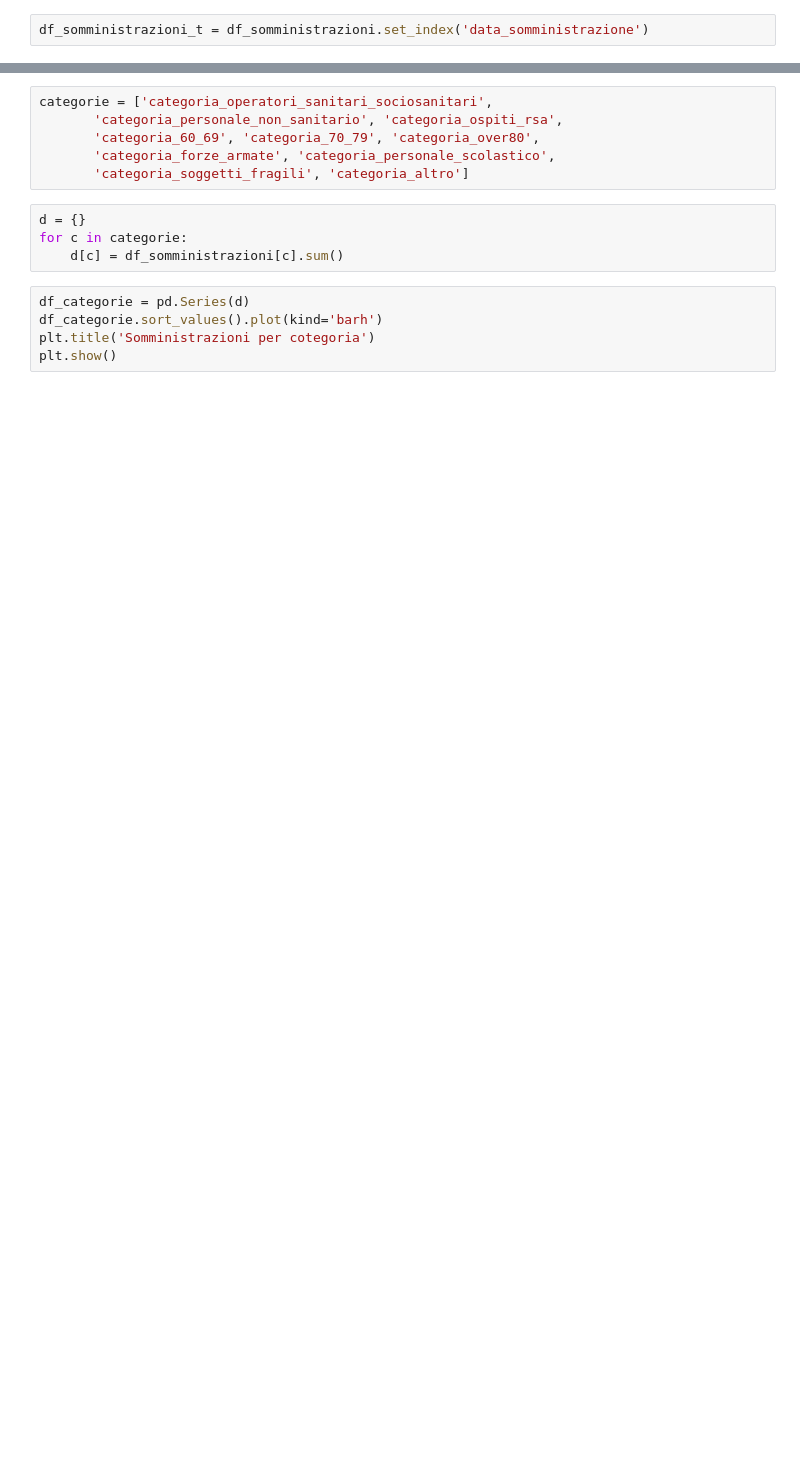
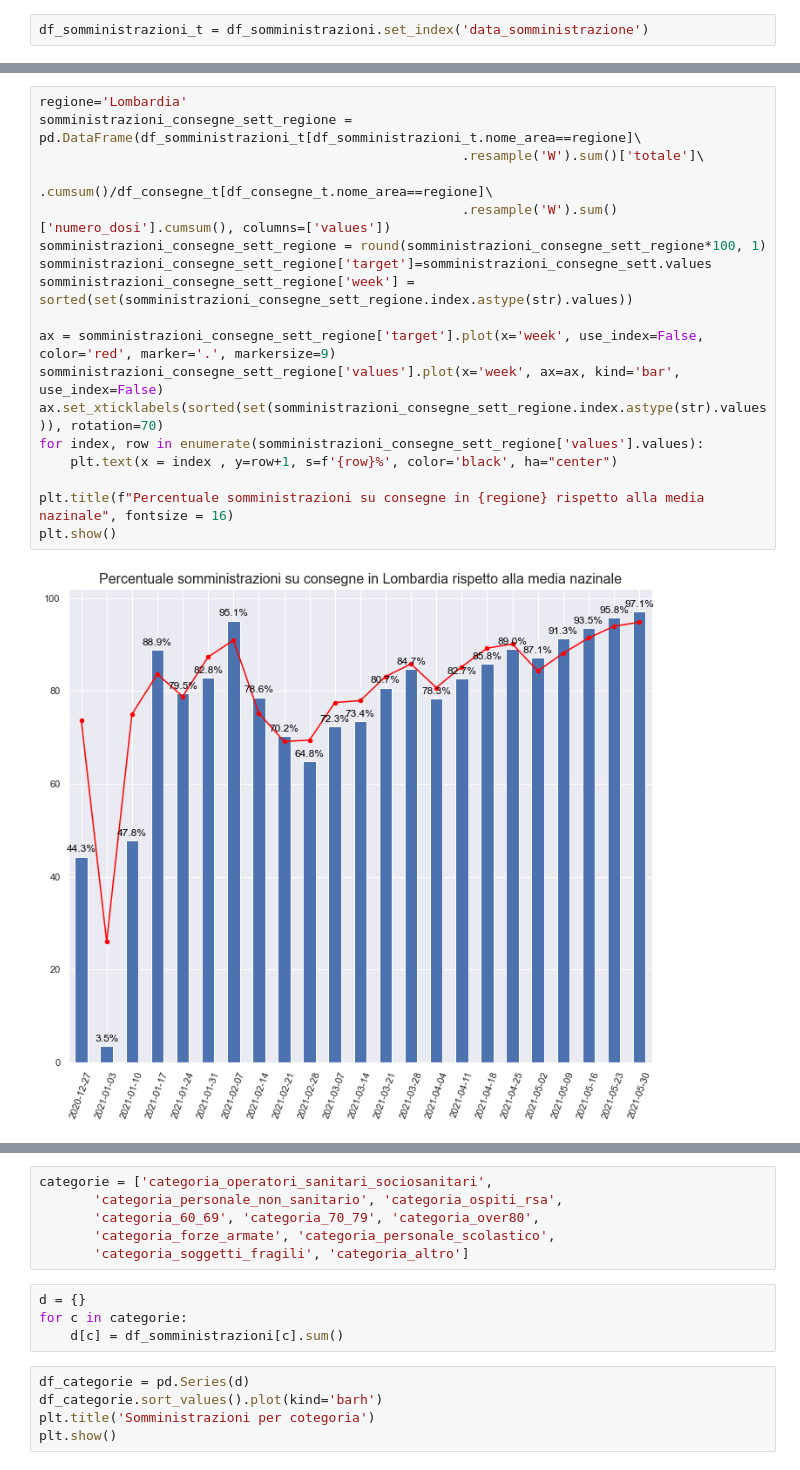
Before and after one commit to matteo-martignon/COVID-19-Analysis, a Jupyter notebook: COVID-19 Vaccin Analysis.ipynb, the cells around one changed output, grey strips where cells are left out. Cells and saved outputs as stored; diff of their text form; blank space fills up the shorter version.

```diff
--- a/COVID-19 Vaccin Analysis.ipynb
+++ b/COVID-19 Vaccin Analysis.ipynb
@@ -260,3 +255,23 @@ plt.show()
+# %%
+regione='Lombardia'
+somministrazioni_consegne_sett_regione = pd.DataFrame(df_somministrazioni_t[df_somministrazioni_t.nome_area==regione]\
+                                                      .resample('W').sum()['totale']\
+                                                      .cumsum()/df_consegne_t[df_consegne_t.nome_area==regione]\
+                                                      .resample('W').sum()['numero_dosi'].cumsum(), columns=['values'])
+somministrazioni_consegne_sett_regione = round(somministrazioni_consegne_sett_regione*100, 1)
+somministrazioni_consegne_sett_regione['target']=somministrazioni_consegne_sett.values
+somministrazioni_consegne_sett_regione['week'] = sorted(set(somministrazioni_consegne_sett_regione.index.astype(str).values))
+
+ax = somministrazioni_consegne_sett_regione['target'].plot(x='week', use_index=False, color='red', marker='.', markersize=9)
+somministrazioni_consegne_sett_regione['values'].plot(x='week', ax=ax, kind='bar', use_index=False)
+ax.set_xticklabels(sorted(set(somministrazioni_consegne_sett_regione.index.astype(str).values)), rotation=70)
+for index, row in enumerate(somministrazioni_consegne_sett_regione['values'].values):
+    plt.text(x = index , y=row+1, s=f'{row}%', color='black', ha="center")
+
+plt.title(f"Percentuale somministrazioni su consegne in {regione} rispetto alla media nazinale", fontsize = 16)
+plt.show()
+# %% [output]
+[figure, added]
 # %%
 df_somministrazioni_sett = u.get_dfweekly_from_df(df_somministrazioni_t, 'fornitore', 'totale')
 df_somministrazioni_sett
```
Also changed, not shown: parts of 38 cells of this notebook.
